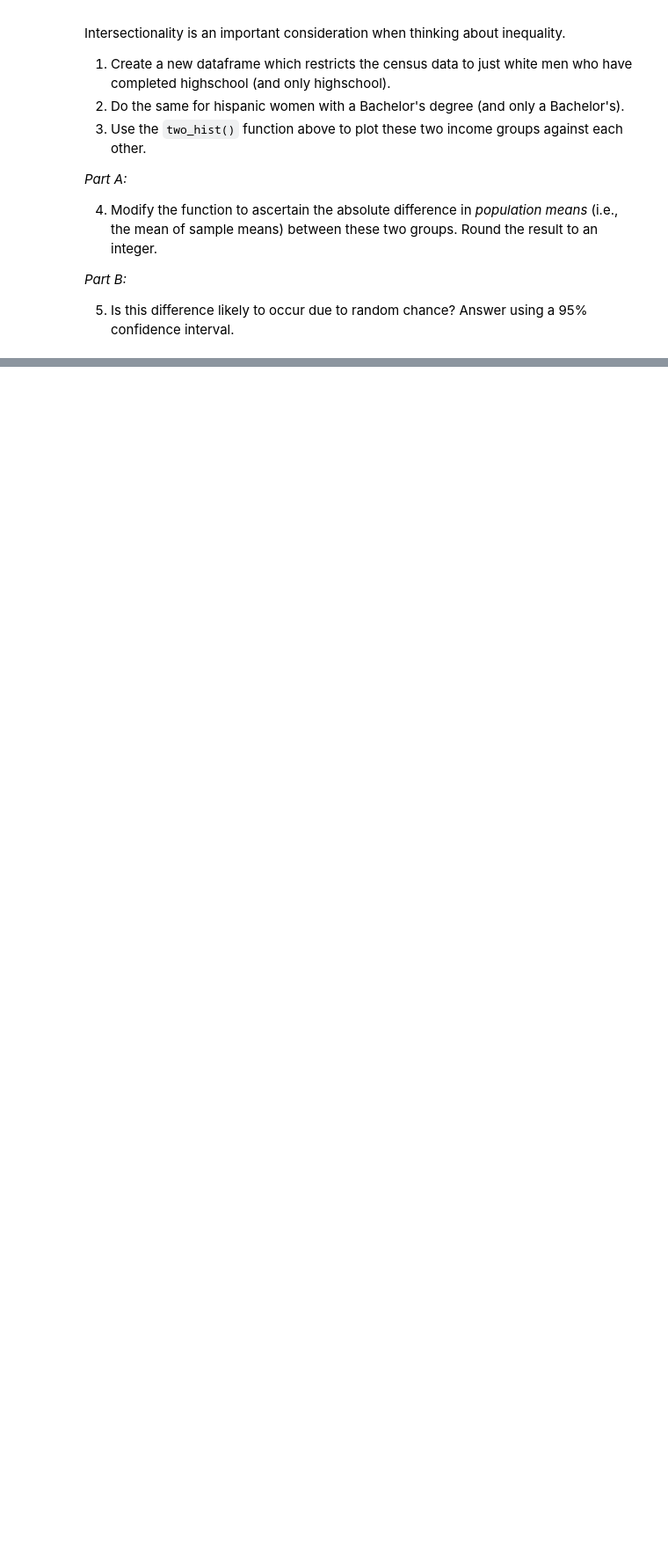
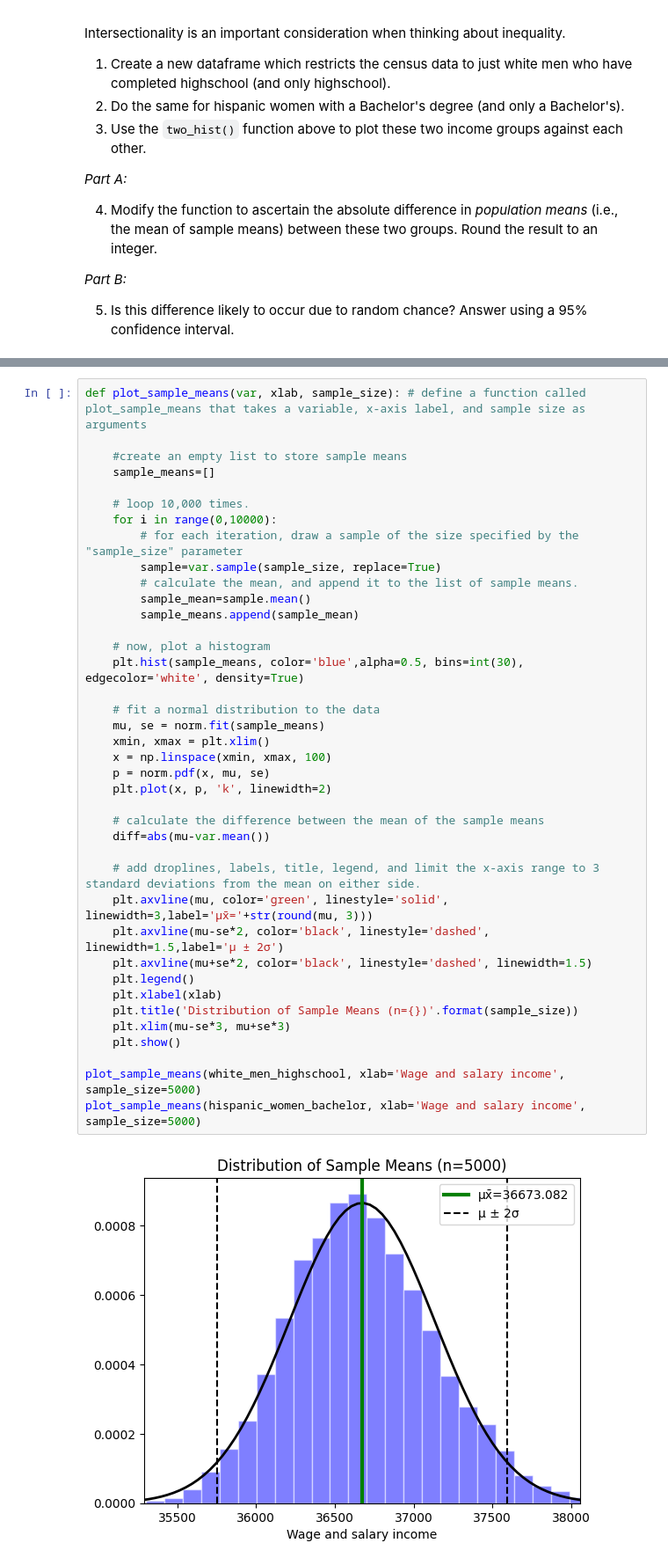
Before and after one commit to Feilusun/QM2, a Jupyter notebook: notebooks/W05. Distributions and Basic Statistics.ipynb, the cells around one changed output, grey strips where cells are left out. Shown: that part at 88% size. Drawn from its saved outputs; the diff is of its cells as text; blank space fills up the shorter version.

```diff
--- a/notebooks/W05. Distributions and Basic Statistics.ipynb
+++ b/notebooks/W05. Distributions and Basic Statistics.ipynb
@@ -594,0 +595,41 @@ two_hist([white_men_highschool['incwage'], hispanic_women_bachelor['incwage']],
+# %%
+def plot_sample_means(var, xlab, sample_size): # define a function called plot_sample_means that takes a variable, x-axis label, and sample size as arguments
+
+    #create an empty list to store sample means
+    sample_means=[]
+
+    # loop 10,000 times.
+    for i in range(0,10000):
+        # for each iteration, draw a sample of the size specified by the "sample_size" parameter
+        sample=var.sample(sample_size, replace=True)
+        # calculate the mean, and append it to the list of sample means.
+        sample_mean=sample.mean()
+        sample_means.append(sample_mean)
+
+    # now, plot a histogram
+    plt.hist(sample_means, color='blue',alpha=0.5, bins=int(30), edgecolor='white', density=True)
+
+    # fit a normal distribution to the data
+    mu, se = norm.fit(sample_means)
+    xmin, xmax = plt.xlim()
+    x = np.linspace(xmin, xmax, 100)
+    p = norm.pdf(x, mu, se)
+    plt.plot(x, p, 'k', linewidth=2)
+
+    # calculate the difference between the mean of the sample means
+    diff=abs(mu-var.mean())
+
+    # add droplines, labels, title, legend, and limit the x-axis range to 3 standard deviations from the mean on either side.
+    plt.axvline(mu, color='green', linestyle='solid', linewidth=3,label='µx̄='+str(round(mu, 3)))
+    plt.axvline(mu-se*2, color='black', linestyle='dashed', linewidth=1.5,label='µ ± 2σ')
+    plt.axvline(mu+se*2, color='black', linestyle='dashed', linewidth=1.5)
+    plt.legend()
+    plt.xlabel(xlab)
+    plt.title('Distribution of Sample Means (n={})'.format(sample_size))
+    plt.xlim(mu-se*3, mu+se*3)
+    plt.show()
+
+plot_sample_means(white_men_highschool, xlab='Wage and salary income', sample_size=5000)
+plot_sample_means(hispanic_women_bachelor, xlab='Wage and salary income', sample_size=5000)
+# %% [output]
+[figure, added]
```
Also changed, not shown: parts of 4 cells of this notebook.
